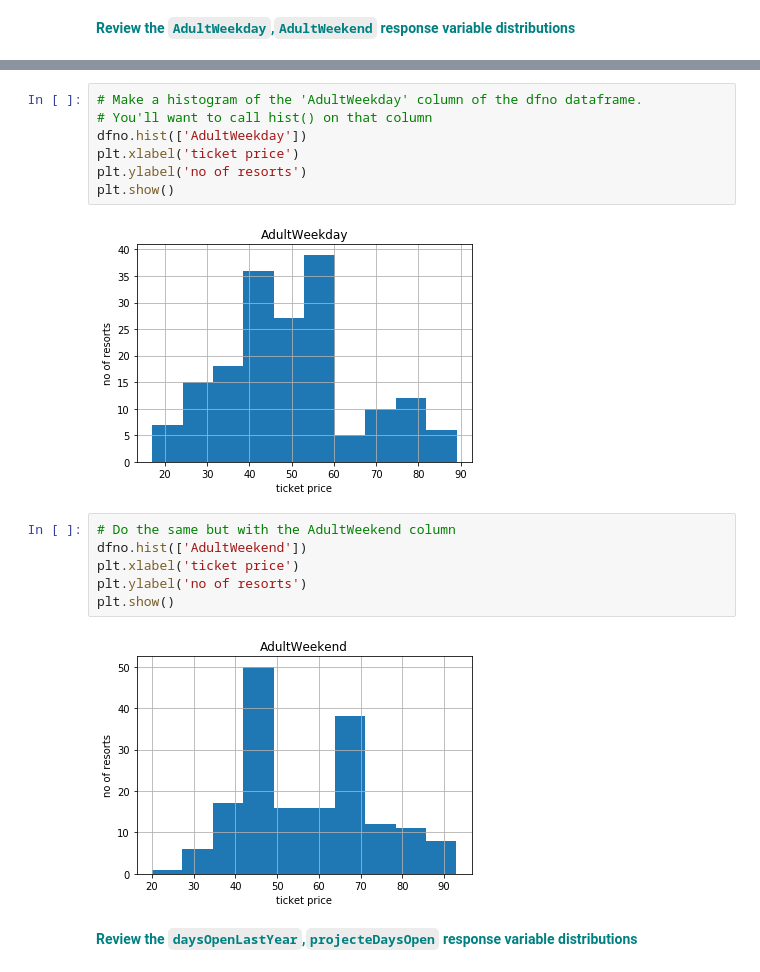
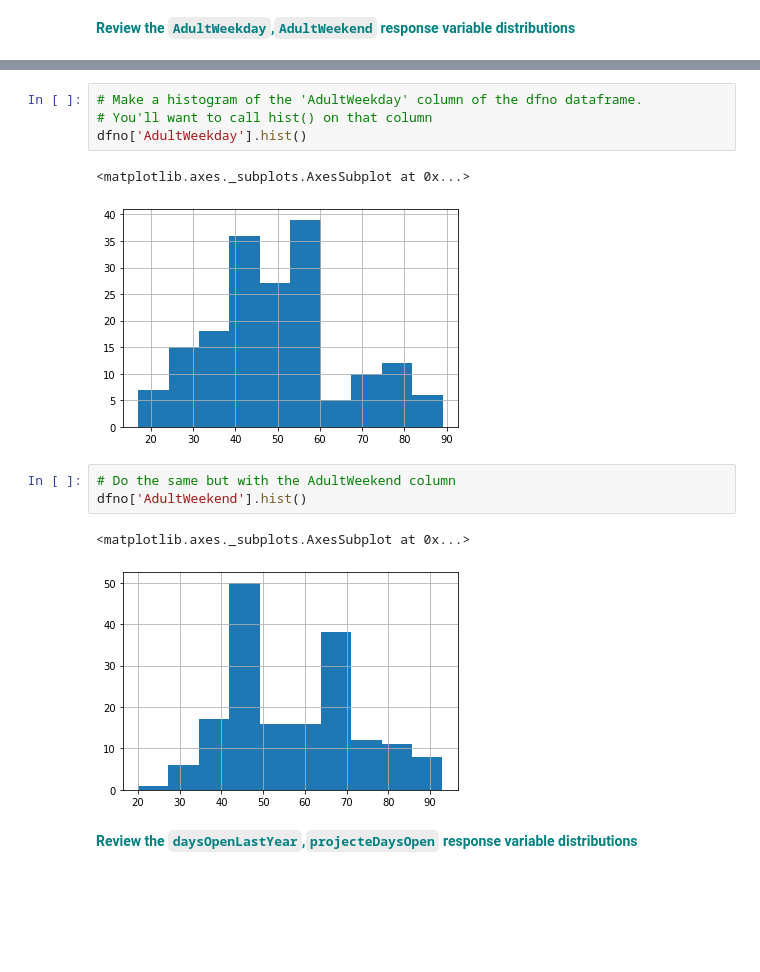
Before and after one commit to Rahulleo/GuidedCapstone, a Jupyter notebook: queries/GuidedCapstoneStep3HL.ipynb, the cells around one changed output, grey strips where cells are left out. Drawn from its saved outputs; the diff is of its cells as text; blank space fills up the shorter version.

```diff
--- a/queries/GuidedCapstoneStep3HL.ipynb
+++ b/queries/GuidedCapstoneStep3HL.ipynb
@@ -290,20 +271,16 @@ Name: AdultWeekday, Length: 84, dtype: int64
 # %%
 # Make a histogram of the 'AdultWeekday' column of the dfno dataframe.
 # You'll want to call hist() on that column
-dfno.hist(['AdultWeekday'])
-plt.xlabel('ticket price')
-plt.ylabel('no of resorts')
-plt.show()
+dfno['AdultWeekday'].hist()
 # %% [output]
+<matplotlib.axes._subplots.AxesSubplot at 0x...>
-[figure, old version]
+[figure, new version]
 # %%
 # Do the same but with the AdultWeekend column
-dfno.hist(['AdultWeekend'])
-plt.xlabel('ticket price')
-plt.ylabel('no of resorts')
-plt.show()
+dfno['AdultWeekend'].hist()
 # %% [output]
+<matplotlib.axes._subplots.AxesSubplot at 0x...>
-[figure, old version]
+[figure, new version]
 # %% [markdown]
 <font color='teal'>**Review the `daysOpenLastYear`,`projecteDaysOpen` response variable distributions**</font>
 # %%
```
Also changed, not shown: parts of 38 cells of this notebook.
